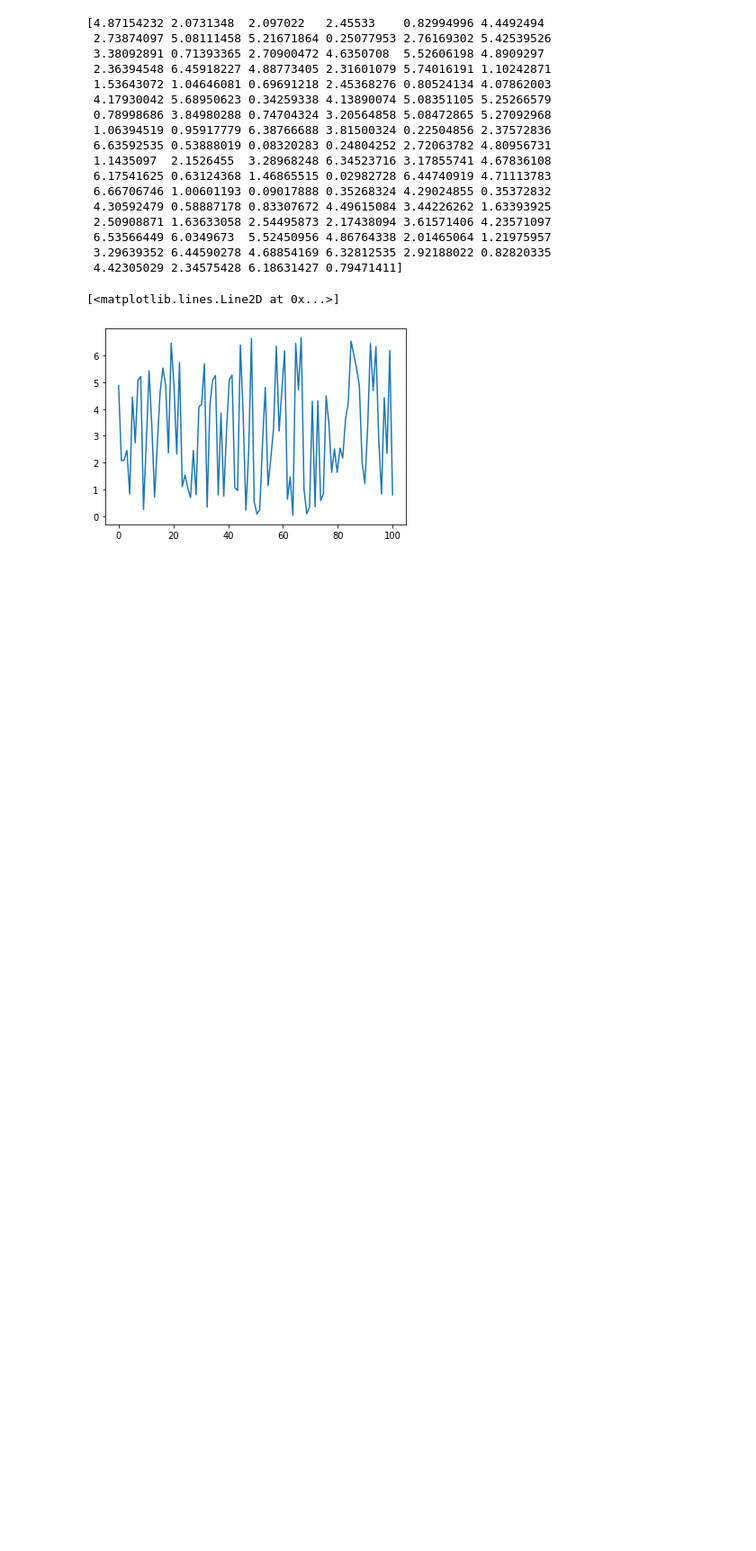
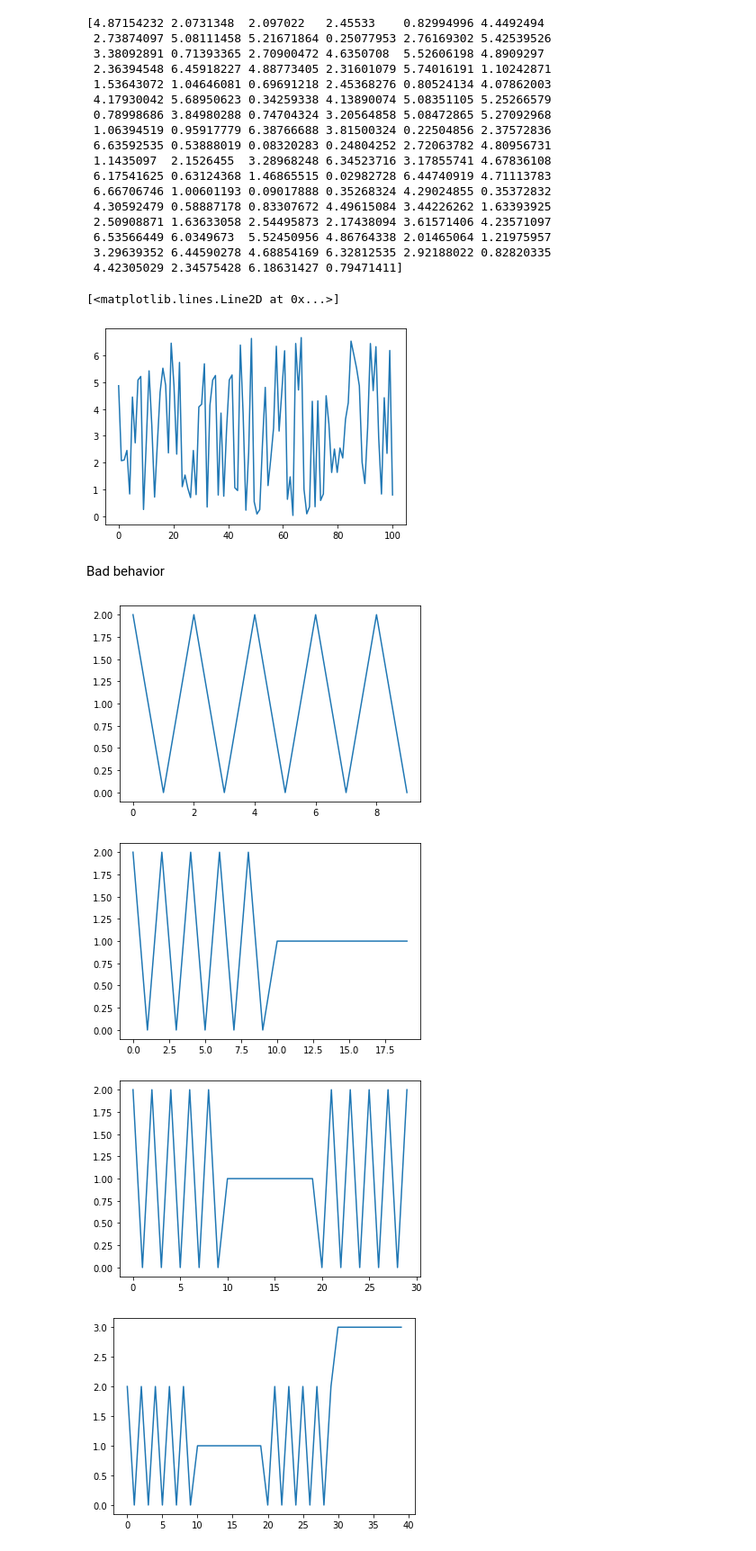
Before and after one commit to costpetrides/Computational-Physics, a Jupyter notebook: Random Numbers Gen./LCG.ipynb, the cells around one changed output. Shown at 90% size. Drawn from its saved outputs; the diff is of its cells as text; code cells hidden in the pictures; blank space fills up the shorter version.

```diff
--- a/Random Numbers Gen./LCG.ipynb
+++ b/Random Numbers Gen./LCG.ipynb
@@ -43,3 +41,28 @@ plt.plot(np.linspace(0,100,100), numbers)
  4.42305029 2.34575428 6.18631427 0.79471411]
 [<matplotlib.lines.Line2D at 0x...>]
 [figure]
+# %% [markdown]
+
+Bad behavior
+# %%
+import numpy as np
+import matplotlib.pyplot as plt
+
+numbers=[]
+
+a=2
+b=7
+m=4
+
+
+for x in range(10):
+  for i in range(10):
+    x=(a+b*x)%m
+    numbers+=[x]
+  plt.plot(numbers)
+  plt.show()
+# %% [output]
+[figure, added]
+[figure, added]
+[figure, added]
+[figure, added]
```
Also changed, not shown: parts of 3 cells of this notebook.
